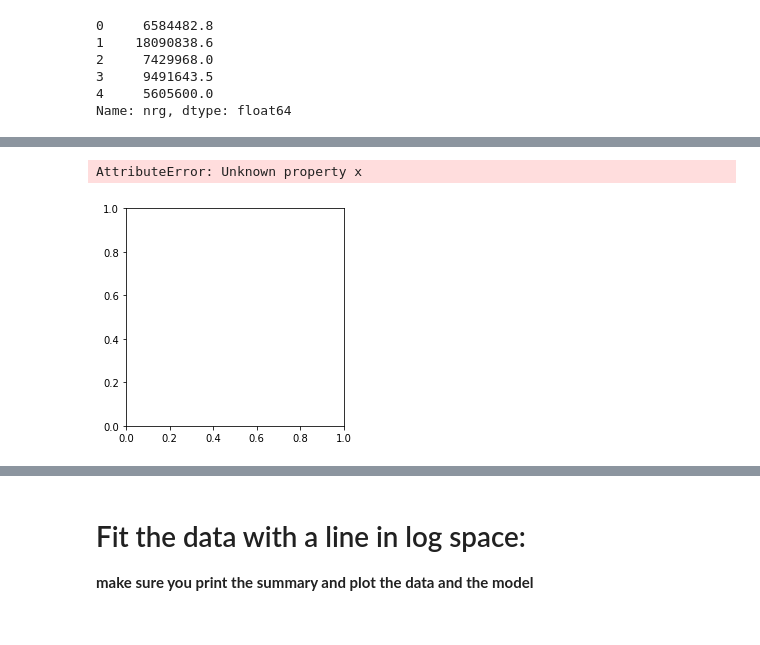
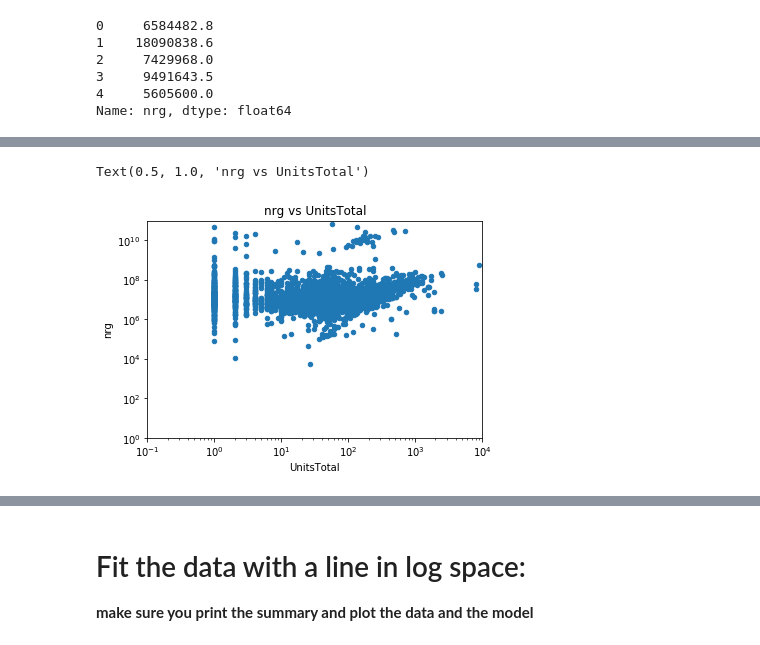
Before and after one commit to kenjiu/PUI2018_ku373, a Jupyter notebook: HW10_ku373/Assignment2.ipynb, the cells around one changed output, grey strips where cells are left out. Drawn from its saved outputs; the diff is of its cells as text; code cells hidden in the pictures.

```diff
--- a/HW10_ku373/Assignment2.ipynb
+++ b/HW10_ku373/Assignment2.ipynb
@@ -403,2 +406,6 @@ Name: nrg, dtype: float64
 # %%
 bblnrgdata.UnitsTotal = bblnrgdata.UnitsTotal.astype(float)
+# %%
+bblnrgdata.dropna(subset=['nrg'],inplace=True)
+bblnrgdata.dropna(subset=['UnitsTotal'],inplace=True)
+bblnrgdatadf = bblnrgdata[['nrg','UnitsTotal']]
@@ -405,11 +424,12 @@ bblnrgdata.UnitsTotal = bblnrgdata.UnitsTotal.astype(float)
 # %%
 #bblnrgdata.plot(nrg,UnitsTotal,kind='scatter',title='Working population against residential', loglog=True)
-#bblnrgdata[['nrg', 'UnitsTotal']].plot(kind='scatter')
-bblnrgdata.dropna(subset=['nrg'],inplace=True)
-bblnrgdata.dropna(subset=['UnitsTotal'],inplace=True)
+# bblnrgdata[['nrg', 'UnitsTotal']].plot(kind='scatter')
+#bblnrgdata.plot(x='nrg', y='UnitsTotal',kind='scatter')
 
-bblnrgdata.plot(x='nrg', y='UnitsTotal',kind='scatter')
-bblnrgdata
+ax = bblnrgdatadf.plot(y='nrg',x='UnitsTotal',kind='scatter', loglog=True)
+ax.set_ylim(1, 1e11)
+ax.set_xlim(1e-1, 1e4)
+plt.title('nrg vs UnitsTotal')
 # %% [output]
-AttributeError: Unknown property x
+Text(0.5, 1.0, 'nrg vs UnitsTotal')
-[figure, old version]
+[figure, new version]
```
Also changed, not shown: parts of 38 cells of this notebook.
